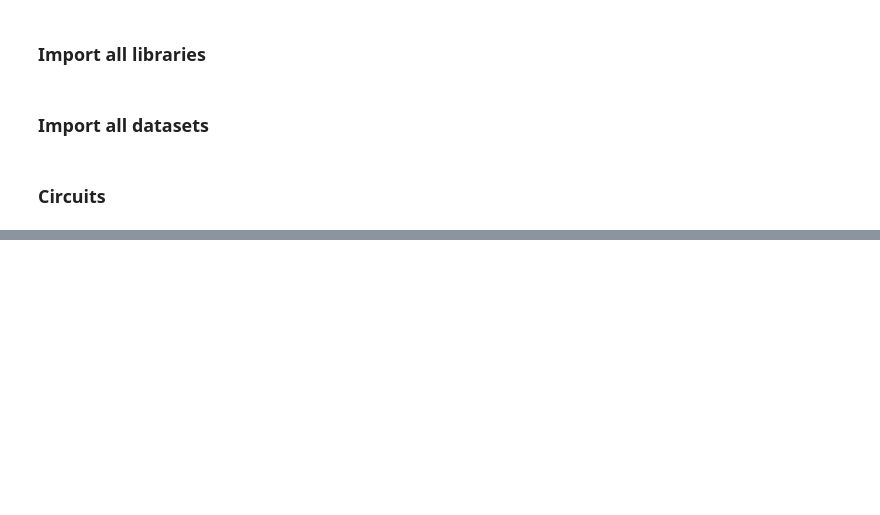
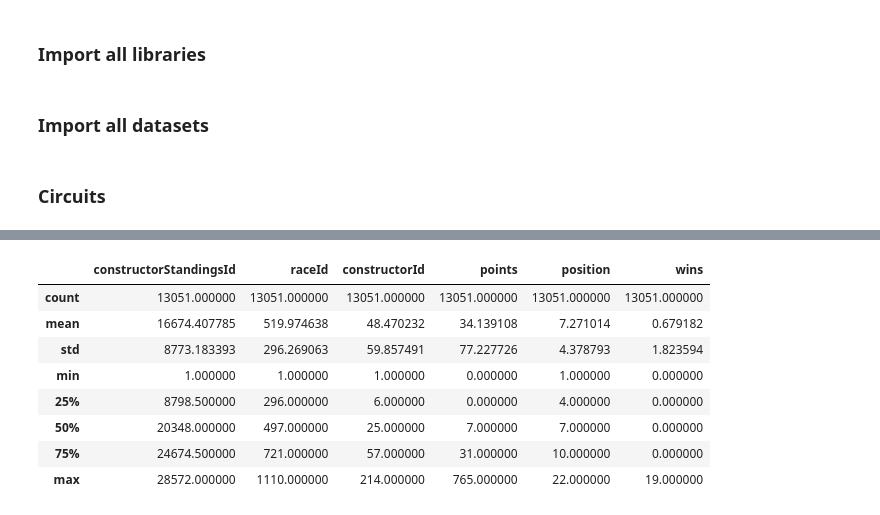
Before and after one commit to bharathmsrk/F1-Prediction, a Jupyter notebook: F1_EDA.ipynb, the cells around one changed output, grey strips where cells are left out. Drawn from its saved outputs; the diff is of its cells as text; code cells hidden in the pictures; blank space fills up the shorter version.

```diff
--- a/F1_EDA.ipynb
+++ b/F1_EDA.ipynb
@@ -774,0 +277,13 @@ plt.show()
+# %%
+# Displaying the summary statistics of the constructor_standings dataset
+constructor_standings.describe()
+# %% [output]
+|  | constructorStandingsId | raceId | constructorId | points | position | wins |
+| count | 13051.000000 | 13051.000000 | 13051.000000 | 13051.000000 | 13051.000000 | 13051.000000 |
+| mean | 16674.407785 | 519.974638 | 48.470232 | 34.139108 | 7.271014 | 0.679182 |
+| std | 8773.183393 | 296.269063 | 59.857491 | 77.227726 | 4.378793 | 1.823594 |
+| min | 1.000000 | 1.000000 | 1.000000 | 0.000000 | 1.000000 | 0.000000 |
+| 25% | 8798.500000 | 296.000000 | 6.000000 | 0.000000 | 4.000000 | 0.000000 |
+| 50% | 20348.000000 | 497.000000 | 25.000000 | 7.000000 | 7.000000 | 0.000000 |
+| 75% | 24674.500000 | 721.000000 | 57.000000 | 31.000000 | 10.000000 | 0.000000 |
+| max | 28572.000000 | 1110.000000 | 214.000000 | 765.000000 | 22.000000 | 19.000000 |
```
Also changed, not shown: parts of 169 cells of this notebook.
